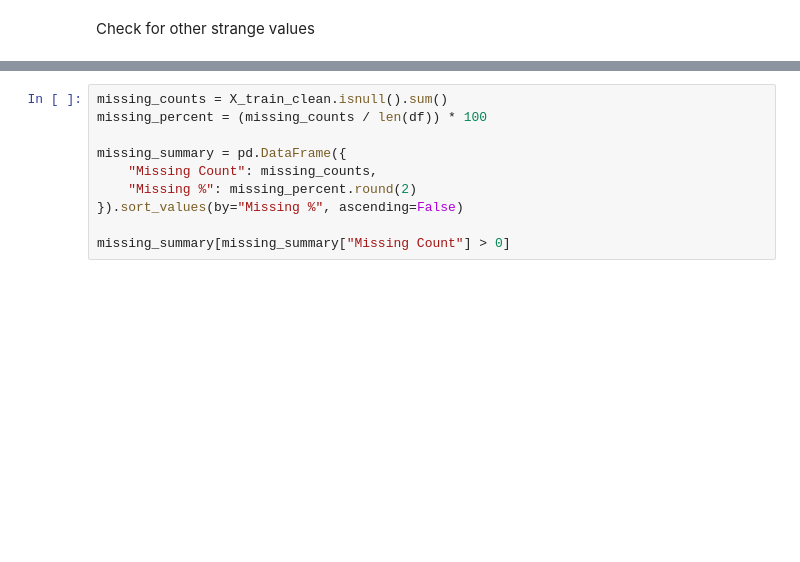
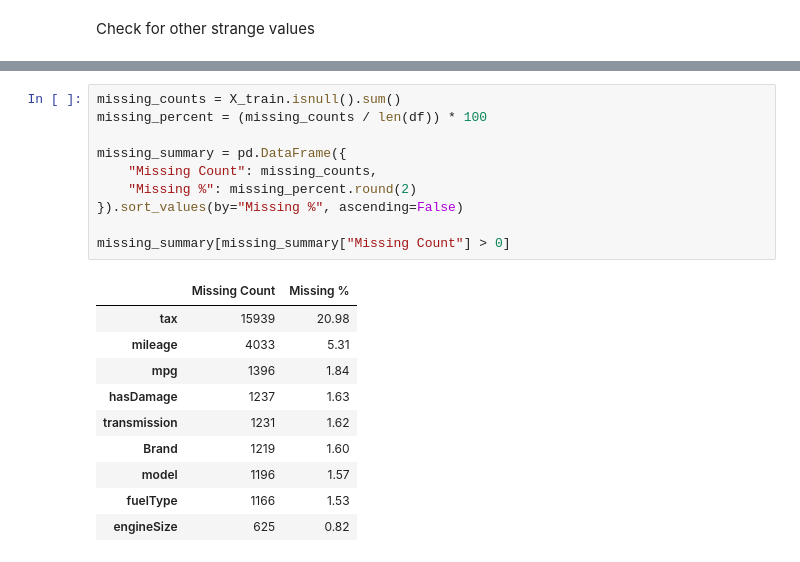
Before and after one commit to lucasdmcax/machine_learning, a Jupyter notebook: Homework_Group20.ipynb, the cells around one changed output, grey strips where cells are left out. Drawn from its saved outputs; the diff is of its cells as text; blank space fills up the shorter version.

```diff
--- a/Homework_Group20.ipynb
+++ b/Homework_Group20.ipynb
@@ -380,11 +525,22 @@ X_val_clean['paintQuality%'].fillna(median_paint, inplace=True)
 # %%
-missing_counts = X_train_clean.isnull().sum()
+missing_counts = X_train.isnull().sum()
 missing_percent = (missing_counts / len(df)) * 100
 
 missing_summary = pd.DataFrame({
     "Missing Count": missing_counts,
     "Missing %": missing_percent.round(2)
 }).sort_values(by="Missing %", ascending=False)
 
 missing_summary[missing_summary["Missing Count"] > 0]
+# %% [output]
+|  | Missing Count | Missing % |
+| tax | 15939 | 20.98 |
+| mileage | 4033 | 5.31 |
+| mpg | 1396 | 1.84 |
+| hasDamage | 1237 | 1.63 |
+| transmission | 1231 | 1.62 |
+| Brand | 1219 | 1.60 |
+| model | 1196 | 1.57 |
+| fuelType | 1166 | 1.53 |
+| engineSize | 625 | 0.82 |
 # %%
```
Also changed, not shown: parts of 31 cells of this notebook.
